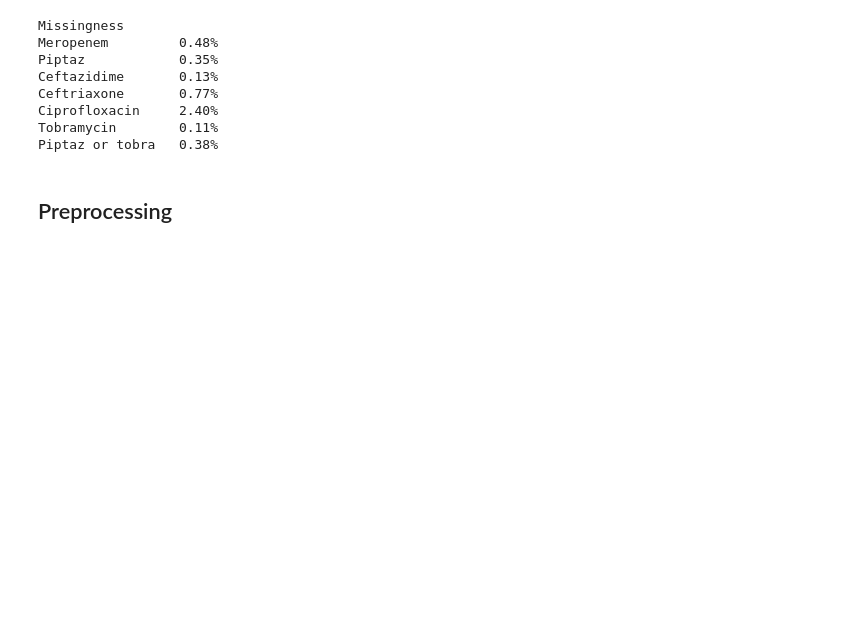
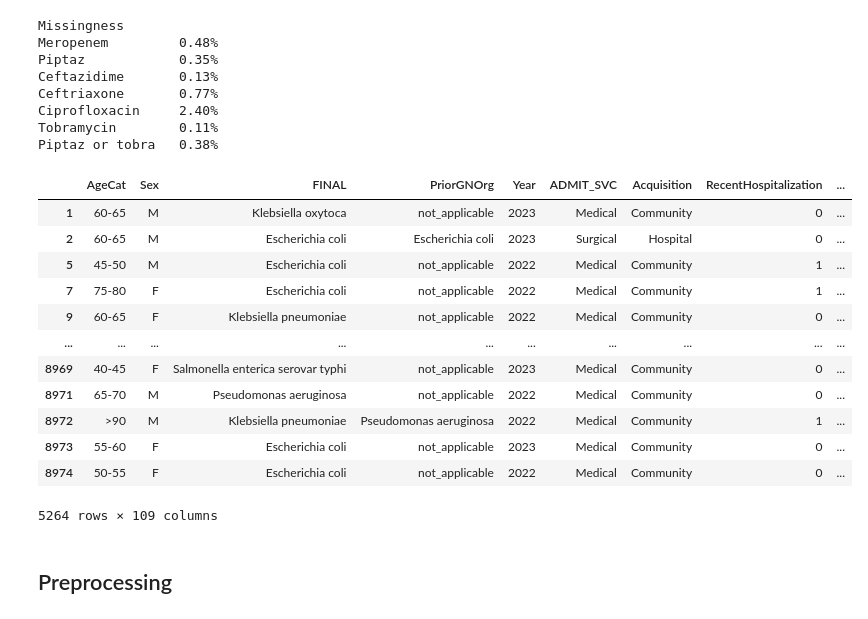
Before and after one commit to A-Garg/antibiotic-susceptibility, a Jupyter notebook: regression_Trillium.ipynb, the cells around one changed output. Saved outputs shown, nothing was run; the diff lists cells and outputs as text; code cells hidden in the pictures; blank space fills up the shorter version.

```diff
--- a/regression_Trillium.ipynb
+++ b/regression_Trillium.ipynb
@@ -74,6 +74,30 @@ Ceftriaxone       0.77%
 Ciprofloxacin     2.40%
 Tobramycin        0.11%
 Piptaz or tobra   0.38%
+# %%
+# Find instances where prior gram negative organisms did not have any susceptibilities reported
+# e.g. quality improvement project where catheterized urine cultures did not report susceptibilities
+
+output_PGNO_antibiotics = ['Meropenem_PGNO_imp','Piptaz_PGNO_imp','Ceftazidime_PGNO_imp','Ceftriaxone_PGNO_imp','Ciprofloxacin_PGNO_imp','Tobramycin_PGNO_imp']
+
+# Remove rows where all of the prior GNO susceptibilities are "no_data"
+data = data[(data[output_PGNO_antibiotics]!='no_data').all(axis='columns')]
+
+data
+# %% [output]
+|  | AgeCat | Sex | FINAL | PriorGNOrg | Year | ADMIT_SVC | Acquisition | RecentHospitalization | ... |
+| 1 | 60-65 | M | Klebsiella oxytoca | not_applicable | 2023 | Medical | Community | 0 | ... |
+| 2 | 60-65 | M | Escherichia coli | Escherichia coli | 2023 | Surgical | Hospital | 0 | ... |
+| 5 | 45-50 | M | Escherichia coli | not_applicable | 2022 | Medical | Community | 1 | ... |
+| 7 | 75-80 | F | Escherichia coli | not_applicable | 2022 | Medical | Community | 1 | ... |
+| 9 | 60-65 | F | Klebsiella pneumoniae | not_applicable | 2022 | Medical | Community | 0 | ... |
+| ... | ... | ... | ... | ... | ... | ... | ... | ... | ... |
+| 8969 | 40-45 | F | Salmonella enterica serovar typhi | not_applicable | 2023 | Medical | Community | 0 | ... |
+| 8971 | 65-70 | M | Pseudomonas aeruginosa | not_applicable | 2022 | Medical | Community | 0 | ... |
+| 8972 | >90 | M | Klebsiella pneumoniae | Pseudomonas aeruginosa | 2022 | Medical | Community | 1 | ... |
+| 8973 | 55-60 | F | Escherichia coli | not_applicable | 2023 | Medical | Community | 0 | ... |
+| 8974 | 50-55 | F | Escherichia coli | not_applicable | 2022 | Medical | Community | 0 | ... |
+5264 rows × 109 columns
 # %% [markdown]
 ## Preprocessing
 # %%
```
Also changed, not shown: parts of 5 cells of this notebook.
